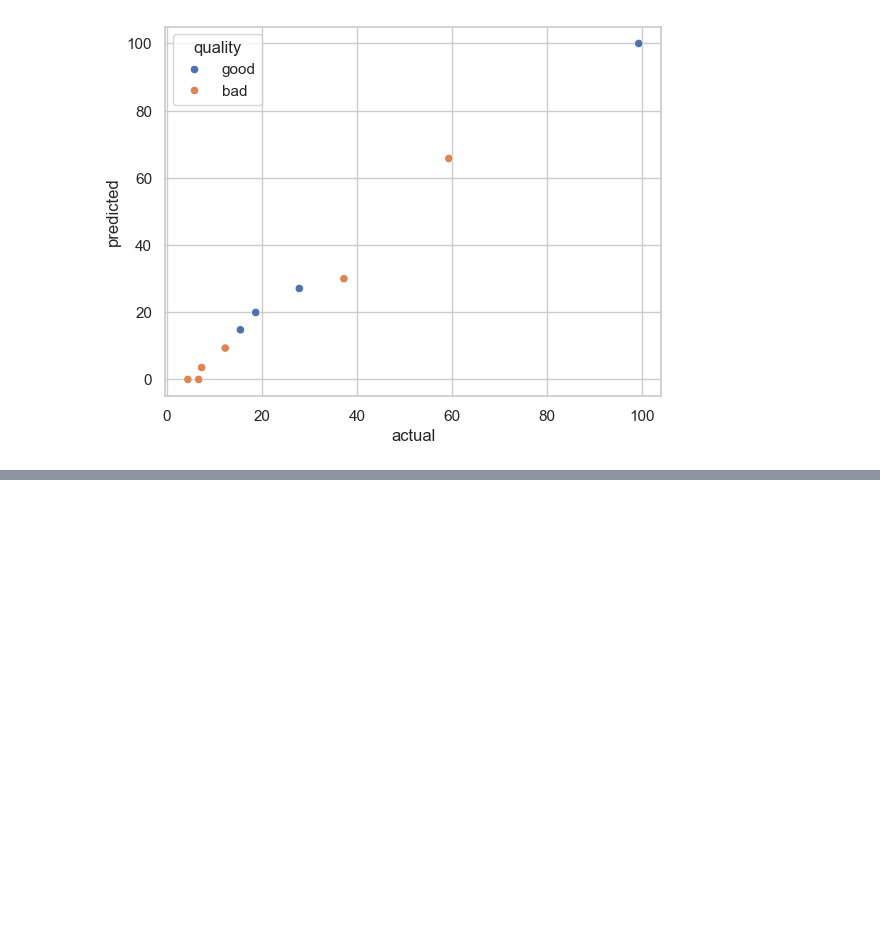
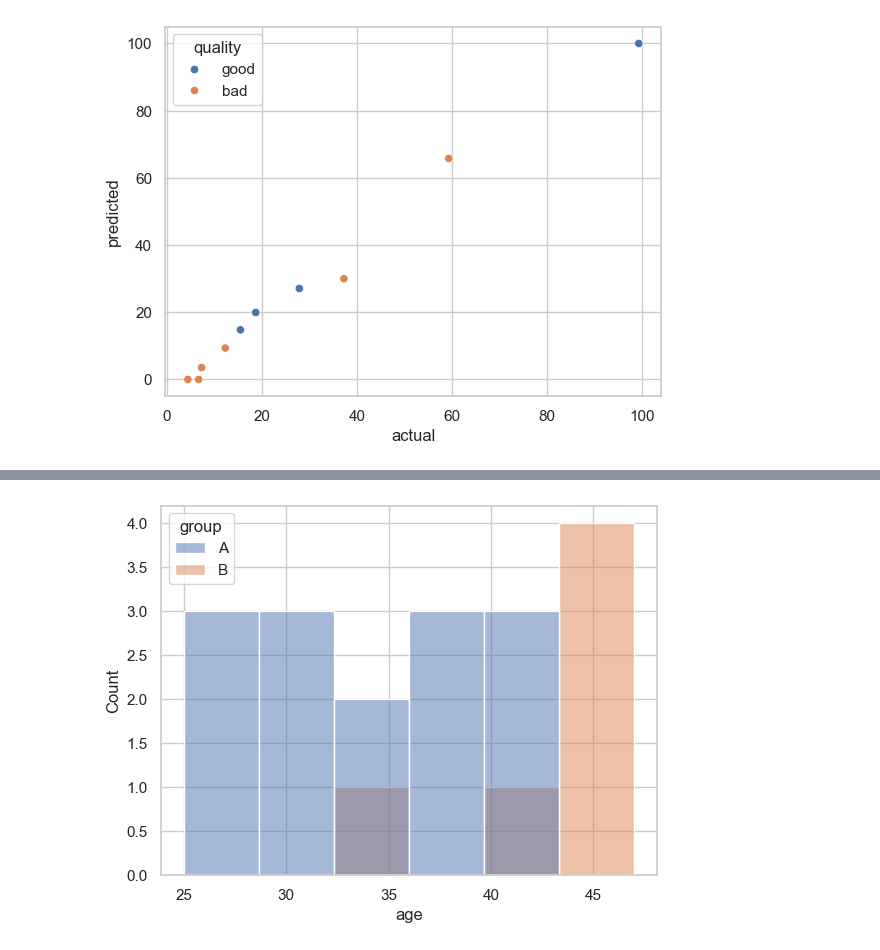
Before and after one commit to AkumaGPT/practice_seaborn, a Jupyter notebook: main.ipynb, the cells around one changed output, grey strips where cells are left out. Saved outputs shown, nothing was run; the diff lists cells and outputs as text; code cells hidden in the pictures; blank space fills up the shorter version.

```diff
--- a/main.ipynb
+++ b/main.ipynb
@@ -77,0 +103,10 @@ plt.show()
+# %%
+# to compare 2 groups with hue
+df = pd.read_csv("age_group_data.csv")
+# print(display(df))
+
+sns.histplot(data=df, x="age", hue="group", bins=6)
+
+plt.show()
+# %% [output]
+[figure, added]
```
Also changed, not shown: parts of 6 cells of this notebook.
